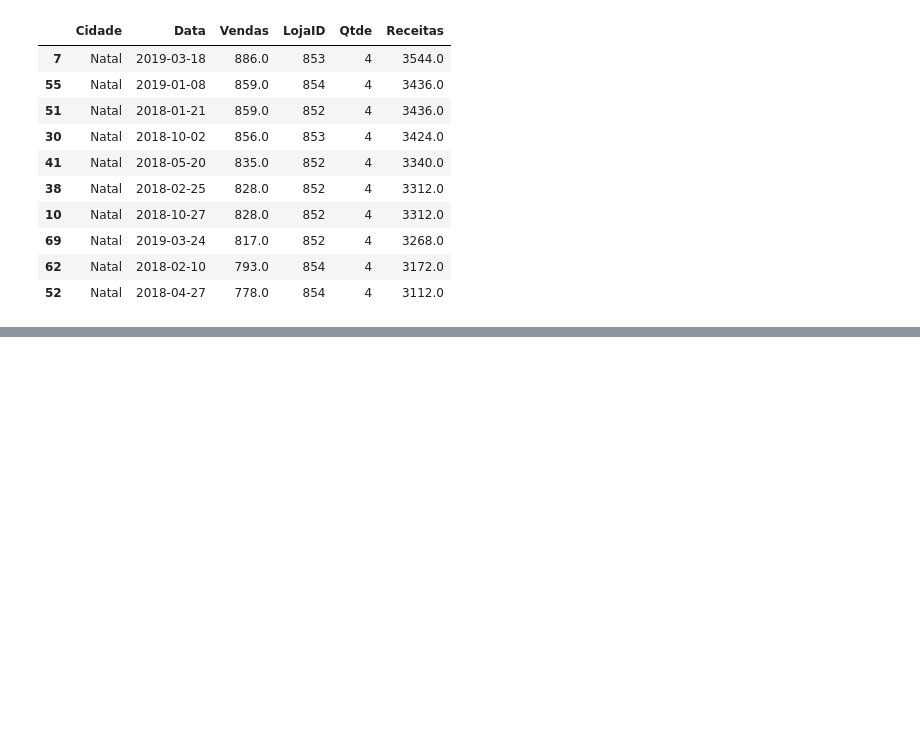
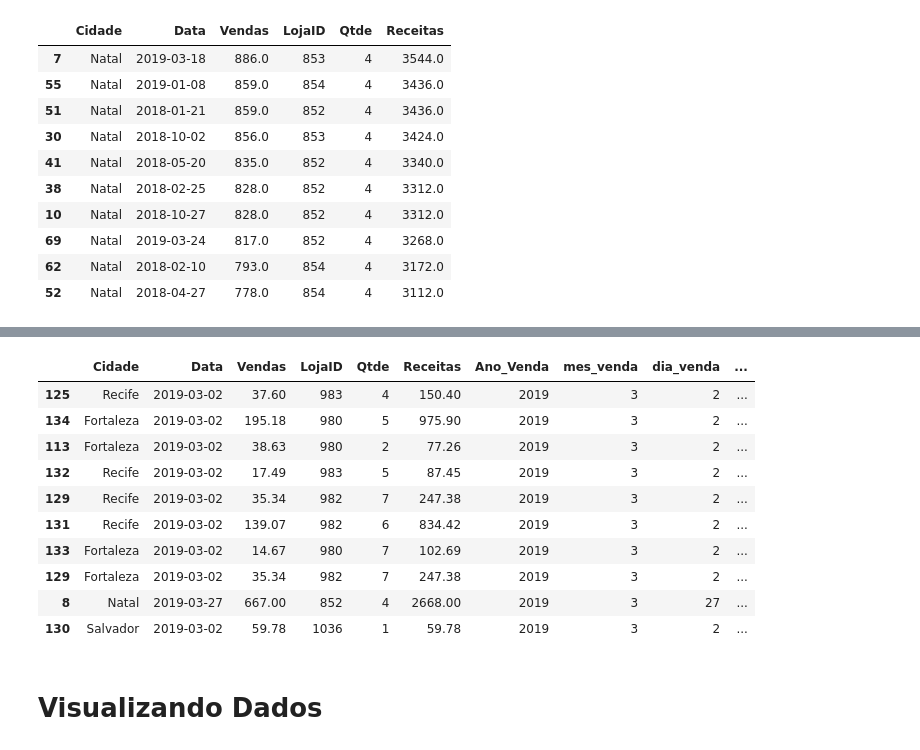
Before and after one commit to rodrigopcarvalho/comandos_python, a Jupyter notebook: trabalhando_com_excel.ipynb, the cells around one changed output, grey strips where cells are left out. Cells and saved outputs as stored; diff of their text form; code cells hidden in the pictures; blank space fills up the shorter version.

```diff
--- a/trabalhando_com_excel.ipynb
+++ b/trabalhando_com_excel.ipynb
@@ -180,0 +300,16 @@ df.sort_values('Receitas', ascending = False).head(10)
+# %%
+vendas_marco_19.sample(10)
+# %% [output]
+|  | Cidade | Data | Vendas | LojaID | Qtde | Receitas | Ano_Venda | mes_venda | dia_venda | ... |
+| 125 | Recife | 2019-03-02 | 37.60 | 983 | 4 | 150.40 | 2019 | 3 | 2 | ... |
+| 134 | Fortaleza | 2019-03-02 | 195.18 | 980 | 5 | 975.90 | 2019 | 3 | 2 | ... |
+| 113 | Fortaleza | 2019-03-02 | 38.63 | 980 | 2 | 77.26 | 2019 | 3 | 2 | ... |
+| 132 | Recife | 2019-03-02 | 17.49 | 983 | 5 | 87.45 | 2019 | 3 | 2 | ... |
+| 129 | Recife | 2019-03-02 | 35.34 | 982 | 7 | 247.38 | 2019 | 3 | 2 | ... |
+| 131 | Recife | 2019-03-02 | 139.07 | 982 | 6 | 834.42 | 2019 | 3 | 2 | ... |
+| 133 | Fortaleza | 2019-03-02 | 14.67 | 980 | 7 | 102.69 | 2019 | 3 | 2 | ... |
+| 129 | Fortaleza | 2019-03-02 | 35.34 | 982 | 7 | 247.38 | 2019 | 3 | 2 | ... |
+| 8 | Natal | 2019-03-27 | 667.00 | 852 | 4 | 2668.00 | 2019 | 3 | 27 | ... |
+| 130 | Salvador | 2019-03-02 | 59.78 | 1036 | 1 | 59.78 | 2019 | 3 | 2 | ... |
+# %% [markdown]
+# Visualizando Dados
```
Also changed, not shown: parts of 17 cells of this notebook.
